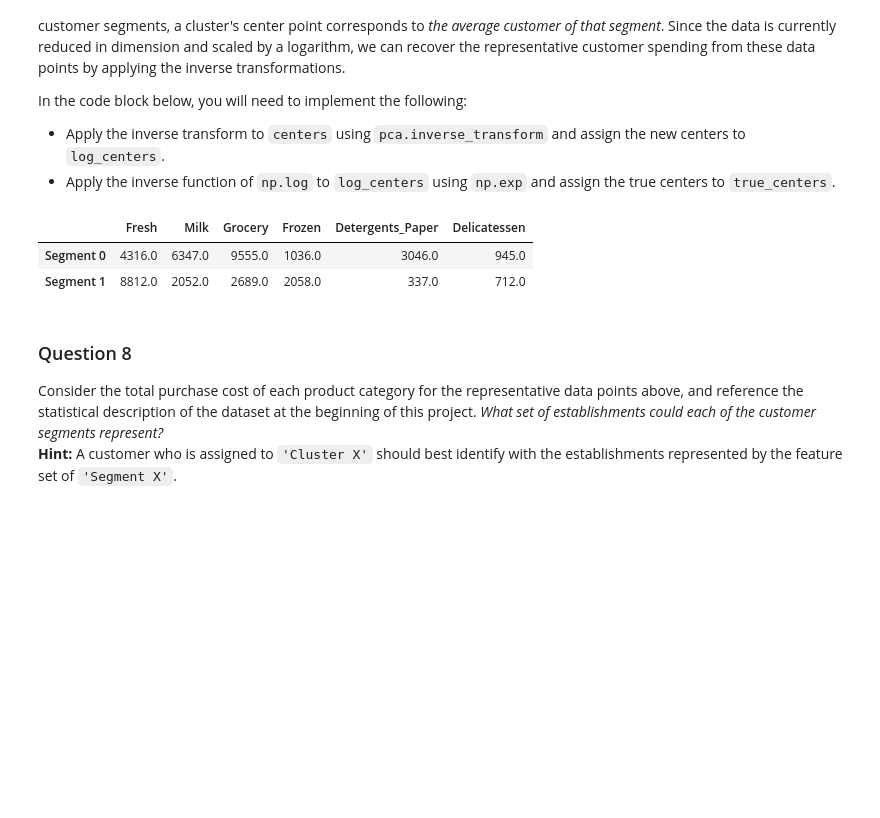
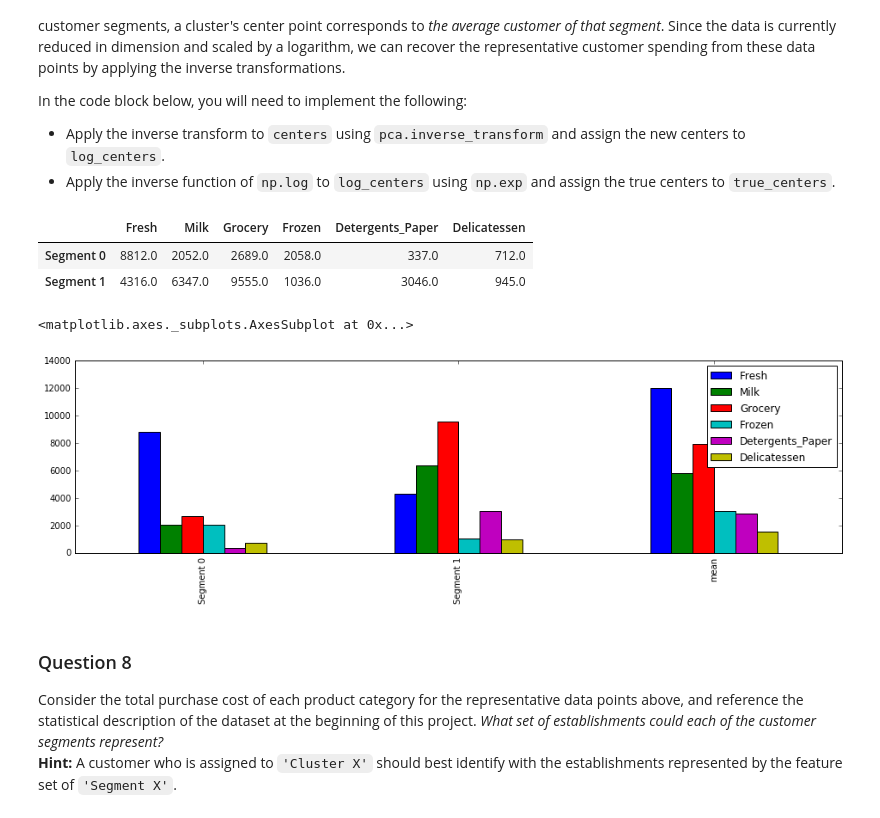
Before and after one commit to JackCristofoletti/Udacity-Projects, a Jupyter notebook: customer_segments/customer_segments.ipynb, the cells around one changed output. Cells and saved outputs as stored; diff of their text form; code cells hidden in the pictures; blank space fills up the shorter version.

Commit message:
Add files via upload
more displays and deeper analysis of segment properties

```diff
--- a/customer_segments/customer_segments.ipynb
+++ b/customer_segments/customer_segments.ipynb
@@ -450,25 +451,24 @@ In the code block below, you will need to implement the following:
    - Assign the silhouette score to `score` and print the result.
 # %%
 # TODO: Apply your clustering algorithm of choice to the reduced data
+for i in range(2,6):
+    # TODO: Predict the cluster for each data point
+    gmm_clusterer = mixture.GMM(n_components=i )
+    gmm_clusterer = gmm_clusterer.fit(reduced_data)
+    preds = gmm_clusterer.predict(reduced_data)
 
-gmm_clusterer = mixture.GMM(n_components=2 )
-gmm_clusterer = gmm_clusterer.fit(reduced_data)
+    # TODO: Find the cluster centers
+    centers = gmm_clusterer.means_
 
-# TODO: Predict the cluster for each data point
-preds = gmm_clusterer.predict(reduced_data)
+    # TODO: Predict the cluster for each transformed sample data point
+    sample_preds = gmm_clusterer.predict( pca_samples )
 
-# TODO: Find the cluster centers
-centers = gmm_clusterer.means_
+    # TODO: Calculate the mean silhouette coefficient for the number of clusters chosen
+    score = silhouette_score(reduced_data, preds, metric='euclidean')
 
-# TODO: Predict the cluster for each transformed sample data point
-sample_preds = gmm_clusterer.predict( pca_samples )
-
-# TODO: Calculate the mean silhouette coefficient for the number of clusters chosen
-score = silhouette_score(reduced_data, preds, metric='euclidean')
-
-# Print the score result
-print "Cluster Number {}".format(2)
-print "Score: {}".format(score)
+    # Print the score result
+    print "Cluster Number {}".format(i)
+    print "Score: {}".format(score)
 # %% [output]
 Cluster Number 2
 Score: 0.411818864386
@@ -498,0 +500,8 @@ vs.cluster_results(reduced_data, preds, centers, pca_samples)
+# %%
+gmm_clusterer = mixture.GMM(n_components=2)
+gmm_clusterer = gmm_clusterer.fit(reduced_data)
+preds = gmm_clusterer.predict(reduced_data)
+centers = gmm_clusterer.means_
+sample_preds = gmm_clusterer.predict( pca_samples )
+
+vs.cluster_results(reduced_data, preds, centers, pca_samples)
@@ -506,19 +517,23 @@ In the code block below, you will need to implement the following:
 # %%
 # TODO: Inverse transform the centers
 log_centers = pca.inverse_transform( centers )
 
 # TODO: Exponentiate the centers
 true_centers = np.exp( log_centers )
 
 # Display the true centers
 segments = ['Segment {}'.format(i) for i in range(0,len(centers))]
 true_centers = pd.DataFrame(np.round(true_centers), columns = data.keys())
 true_centers.index = segments
 display(true_centers)
+true_centers_mean = true_centers.append(data.describe().ix['mean'])
+true_centers_mean.plot(kind = 'bar', figsize = (16, 4))
 # %% [output]
 |  | Fresh | Milk | Grocery | Frozen | Detergents_Paper | Delicatessen |
-| Segment 0 | 4316.0 | 6347.0 | 9555.0 | 1036.0 | 3046.0 | 945.0 |
-| Segment 1 | 8812.0 | 2052.0 | 2689.0 | 2058.0 | 337.0 | 712.0 |
+| Segment 0 | 8812.0 | 2052.0 | 2689.0 | 2058.0 | 337.0 | 712.0 |
+| Segment 1 | 4316.0 | 6347.0 | 9555.0 | 1036.0 | 3046.0 | 945.0 |
+<matplotlib.axes._subplots.AxesSubplot at 0x...>
+[figure, added]
 # %% [markdown]
 ### Question 8
 Consider the total purchase cost of each product category for the representative data points above, and reference the statistical description of the dataset at the beginning of this project. *What set of establishments could each of the customer segments represent?*
```
Also changed, not shown: parts of 10 cells of this notebook, 1 other file.
